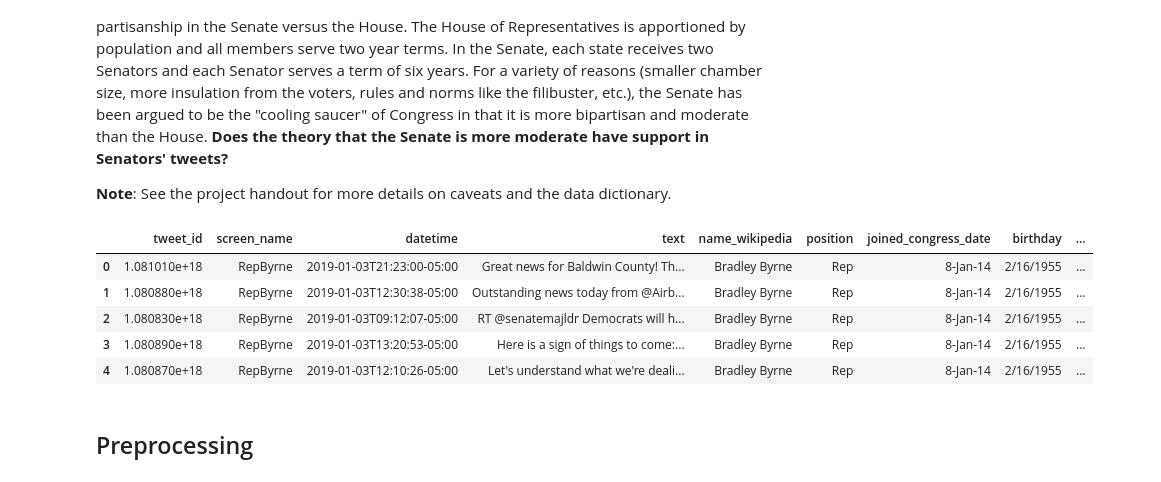
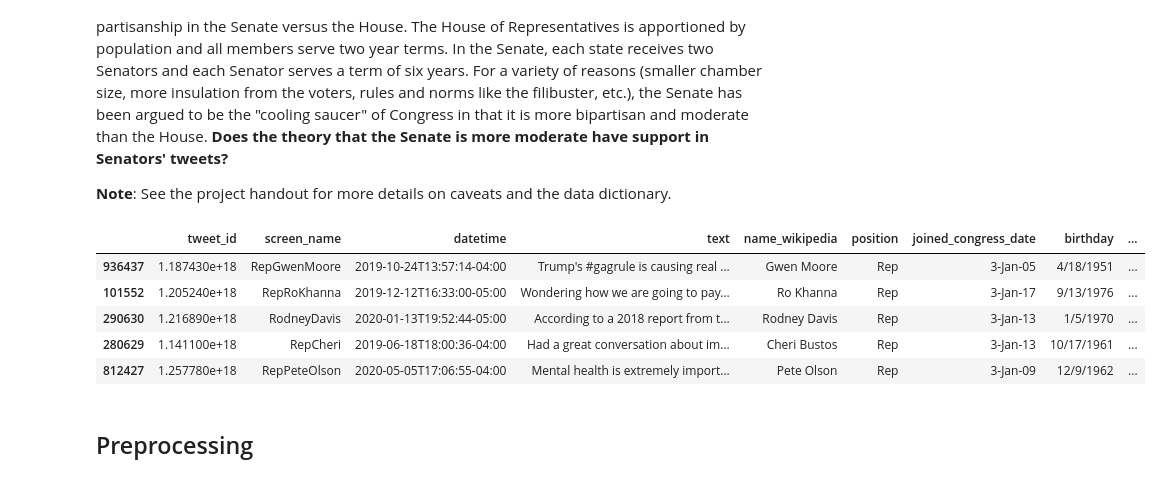
Before and after one commit to JorMorAlf/Computational-Social-Science-Projects, a Jupyter notebook: Project_5/Project 5 Student Morales.ipynb, the cells around one changed output. Cells and saved outputs as stored; diff of their text form; code cells hidden in the pictures.

```diff
--- a/Project_5/Project 5 Student Morales.ipynb
+++ b/Project_5/Project 5 Student Morales.ipynb
@@ -45,15 +46,18 @@ import string
 # %%
 # load data
 # ----------
 congress_tweets = pd.read_csv("data/116th Congressional Tweets and Demographics.csv")
 # fill in this line of code with a sufficient number of tweets, depending on your computational resources
-#congress_tweets = congress_tweets.sample(...)
+numpy.random.seed(369)
+congress_tweets = congress_tweets.sample(1000)
+pd.set_option('display.max_colwidth', 1000)
+
 congress_tweets.head()
 # %% [output]
 |  | tweet_id | screen_name | datetime | text | name_wikipedia | position | joined_congress_date | birthday | ... |
-| 0 | 1.081010e+18 | RepByrne | 2019-01-03T21:23:00-05:00 | Great news for Baldwin County! Th... | Bradley Byrne | Rep | 8-Jan-14 | 2/16/1955 | ... |
-| 1 | 1.080880e+18 | RepByrne | 2019-01-03T12:30:38-05:00 | Outstanding news today from @Airb... | Bradley Byrne | Rep | 8-Jan-14 | 2/16/1955 | ... |
-| 2 | 1.080830e+18 | RepByrne | 2019-01-03T09:12:07-05:00 | RT @senatemajldr Democrats will h... | Bradley Byrne | Rep | 8-Jan-14 | 2/16/1955 | ... |
-| 3 | 1.080890e+18 | RepByrne | 2019-01-03T13:20:53-05:00 | Here is a sign of things to come:... | Bradley Byrne | Rep | 8-Jan-14 | 2/16/1955 | ... |
-| 4 | 1.080870e+18 | RepByrne | 2019-01-03T12:10:26-05:00 | Let's understand what we're deali... | Bradley Byrne | Rep | 8-Jan-14 | 2/16/1955 | ... |
+| 936437 | 1.187430e+18 | RepGwenMoore | 2019-10-24T13:57:14-04:00 | Trump's #gagrule is causing real ... | Gwen Moore | Rep | 3-Jan-05 | 4/18/1951 | ... |
+| 101552 | 1.205240e+18 | RepRoKhanna | 2019-12-12T16:33:00-05:00 | Wondering how we are going to pay... | Ro Khanna | Rep | 3-Jan-17 | 9/13/1976 | ... |
+| 290630 | 1.216890e+18 | RodneyDavis | 2020-01-13T19:52:44-05:00 | According to a 2018 report from t... | Rodney Davis | Rep | 3-Jan-13 | 1/5/1970 | ... |
+| 280629 | 1.141100e+18 | RepCheri | 2019-06-18T18:00:36-04:00 | Had a great conversation about im... | Cheri Bustos | Rep | 3-Jan-13 | 10/17/1961 | ... |
+| 812427 | 1.257780e+18 | RepPeteOlson | 2020-05-05T17:06:55-04:00 | Mental health is extremely import... | Pete Olson | Rep | 3-Jan-09 | 12/9/1962 | ... |
 # %%
```
Also changed, not shown: parts of 7 cells of this notebook.
